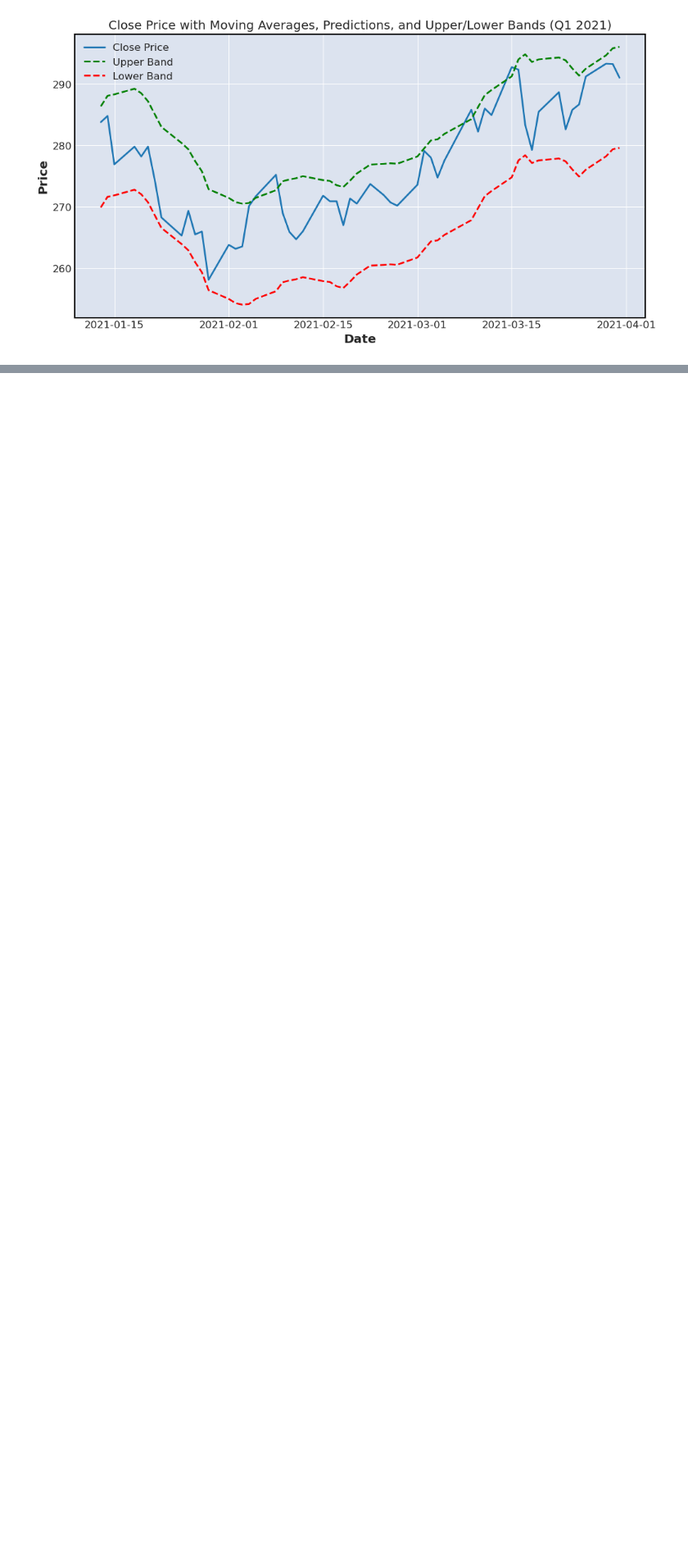
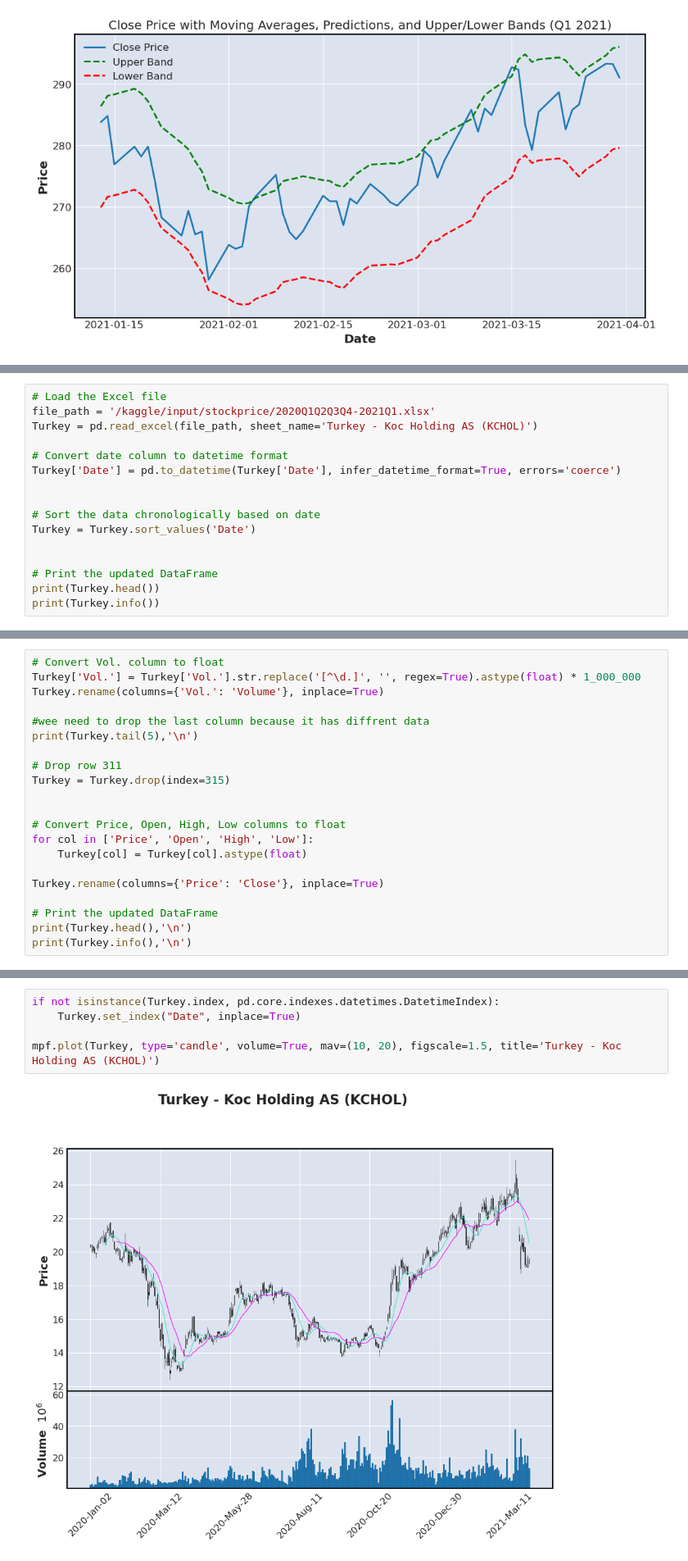
Before and after one commit to saadAwd/Kaggle, a Jupyter notebook: notebookb8108ecaba.ipynb, the cells around one changed output, grey strips where cells are left out. Shown at 82% size. Drawn from its saved outputs; the diff is of its cells as text; blank space fills up the shorter version.

Commit message:
Kaggle Notebook | notebookb8108ecaba | Version 6

```diff
--- a/notebookb8108ecaba.ipynb
+++ b/notebookb8108ecaba.ipynb
@@ -403,0 +406,16 @@ fig.show(renderer='iframe')
+# %%
+# Load the Excel file
+file_path = '/kaggle/input/stockprice/2020Q1Q2Q3Q4-2021Q1.xlsx'
+Turkey = pd.read_excel(file_path, sheet_name='Turkey - Koc Holding AS (KCHOL)')
+
+# Convert date column to datetime format
+Turkey['Date'] = pd.to_datetime(Turkey['Date'], infer_datetime_format=True, errors='coerce')
+
+
+# Sort the data chronologically based on date
+Turkey = Turkey.sort_values('Date')
+
+
+# Print the updated DataFrame
+print(Turkey.head())
+print(Turkey.info())
@@ -403,0 +440,21 @@ fig.show(renderer='iframe')
+# %%
+# Convert Vol. column to float
+Turkey['Vol.'] = Turkey['Vol.'].str.replace('[^\d.]', '', regex=True).astype(float) * 1_000_000
+Turkey.rename(columns={'Vol.': 'Volume'}, inplace=True)
+
+#wee need to drop the last column because it has diffrent data
+print(Turkey.tail(5),'\n')
+
+# Drop row 311
+Turkey = Turkey.drop(index=315)
+
+
+# Convert Price, Open, High, Low columns to float
+for col in ['Price', 'Open', 'High', 'Low']:
+    Turkey[col] = Turkey[col].astype(float)
+
+Turkey.rename(columns={'Price': 'Close'}, inplace=True)
+
+# Print the updated DataFrame
+print(Turkey.head(),'\n')
+print(Turkey.info(),'\n')
@@ -403,0 +479,7 @@ fig.show(renderer='iframe')
+# %%
+if not isinstance(Turkey.index, pd.core.indexes.datetimes.DatetimeIndex):
+    Turkey.set_index("Date", inplace=True)
+
+mpf.plot(Turkey, type='candle', volume=True, mav=(10, 20), figscale=1.5, title='Turkey - Koc Holding AS (KCHOL)')
+# %% [output]
+[figure, added]
```
Also changed, not shown: parts of 23 cells of this notebook.
